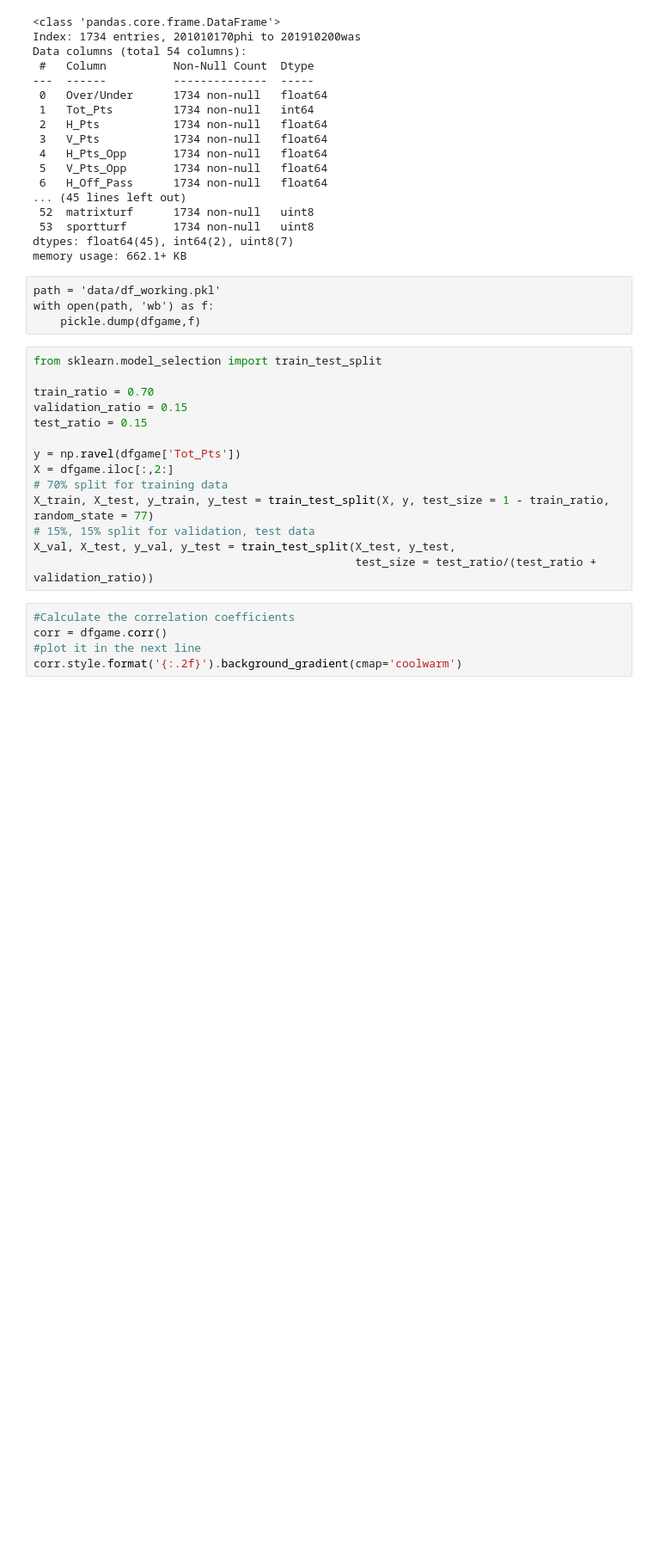
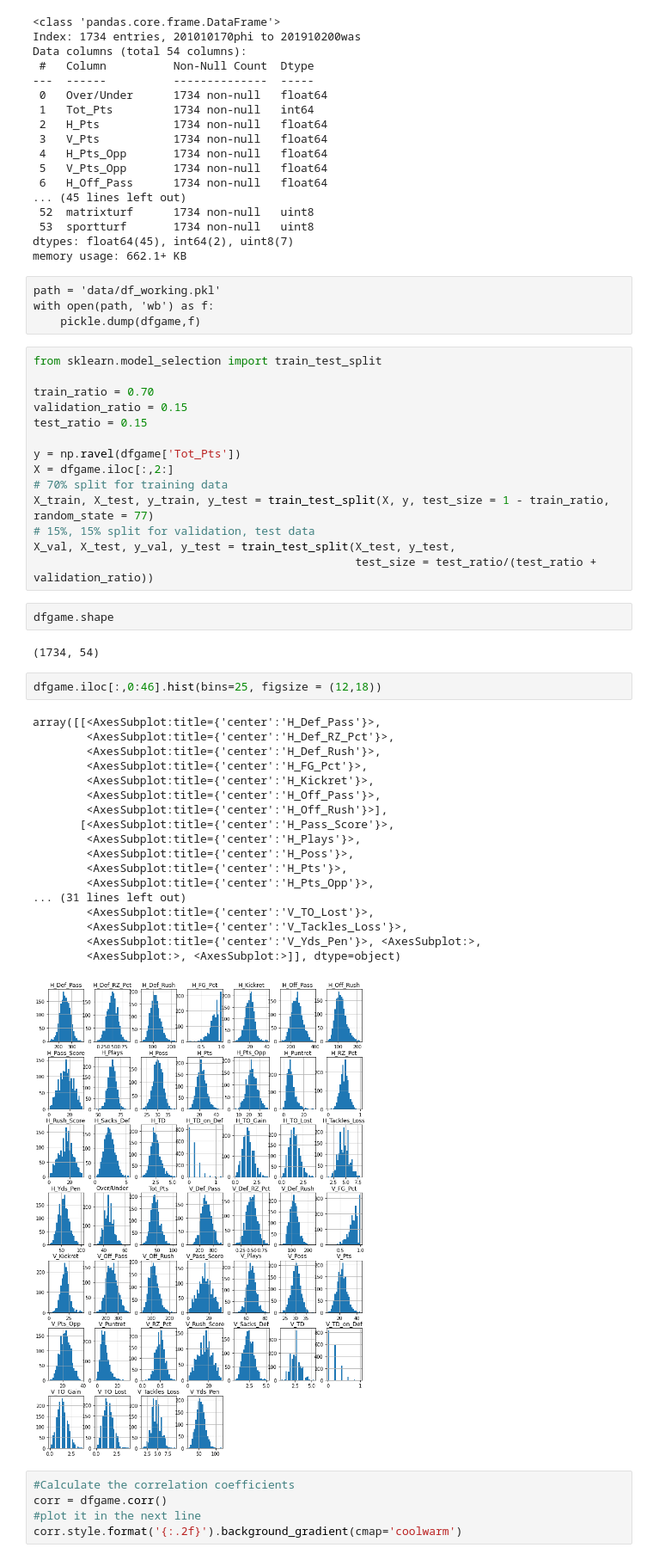
Before and after one commit to titansat74/Projects, a Jupyter notebook: Capstone Two/Cap2_Analyze.ipynb, the cells around one changed output. Shown at 86% size. Saved outputs shown, nothing was run; the diff lists cells and outputs as text; blank space fills up the shorter version.

```diff
--- a/Capstone Two/Cap2_Analyze.ipynb
+++ b/Capstone Two/Cap2_Analyze.ipynb
@@ -98,6 +98,31 @@ X_train, X_test, y_train, y_test = train_test_split(X, y, test_size = 1 - train_
 # 15%, 15% split for validation, test data
 X_val, X_test, y_val, y_test = train_test_split(X_test, y_test,
                                                 test_size = test_ratio/(test_ratio + validation_ratio))
+# %%
+dfgame.shape
+# %% [output]
+(1734, 54)
+# %%
+dfgame.iloc[:,0:46].hist(bins=25, figsize = (12,18))
+# %% [output]
+array([[<AxesSubplot:title={'center':'H_Def_Pass'}>,
+        <AxesSubplot:title={'center':'H_Def_RZ_Pct'}>,
+        <AxesSubplot:title={'center':'H_Def_Rush'}>,
+        <AxesSubplot:title={'center':'H_FG_Pct'}>,
+        <AxesSubplot:title={'center':'H_Kickret'}>,
+        <AxesSubplot:title={'center':'H_Off_Pass'}>,
+        <AxesSubplot:title={'center':'H_Off_Rush'}>],
+       [<AxesSubplot:title={'center':'H_Pass_Score'}>,
+        <AxesSubplot:title={'center':'H_Plays'}>,
+        <AxesSubplot:title={'center':'H_Poss'}>,
+        <AxesSubplot:title={'center':'H_Pts'}>,
+        <AxesSubplot:title={'center':'H_Pts_Opp'}>,
+... (31 lines left out)
+        <AxesSubplot:title={'center':'V_TO_Lost'}>,
+        <AxesSubplot:title={'center':'V_Tackles_Loss'}>,
+        <AxesSubplot:title={'center':'V_Yds_Pen'}>, <AxesSubplot:>,
+        <AxesSubplot:>, <AxesSubplot:>]], dtype=object)
+[figure, added]
 # %%
 #Calculate the correlation coefficients
 corr = dfgame.corr()
```
Also changed, not shown: parts of 3 cells of this notebook.
